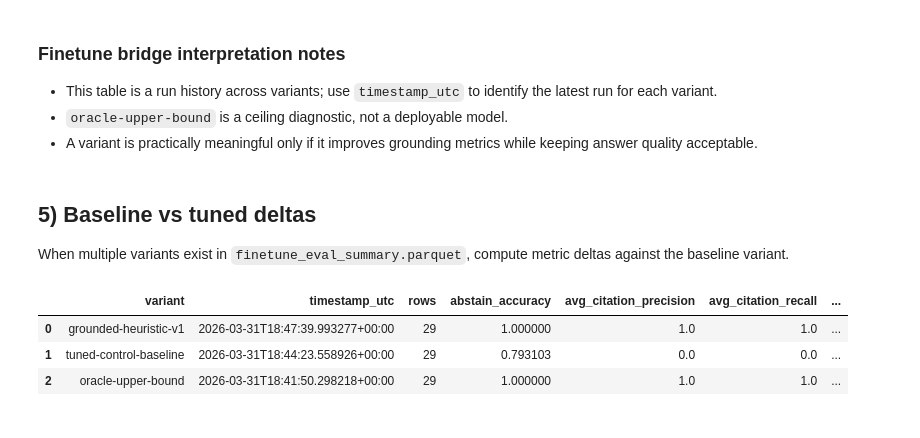
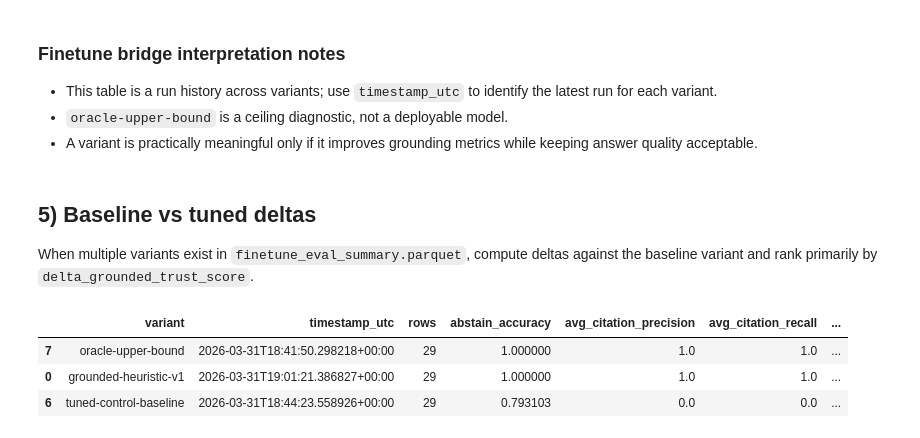
Before and after one commit to aaliyan1230/polyglot-grounded-qa, a Jupyter notebook: notebooks/80_final_results.ipynb, the cells around one changed output. Drawn from its saved outputs; the diff is of its cells as text; code cells hidden in the pictures.

```diff
--- a/notebooks/80_final_results.ipynb
+++ b/notebooks/80_final_results.ipynb
@@ -185,11 +185,33 @@ Load finetune-vs-baseline evaluation summaries produced by `scripts/run_finetune
 # %%
 finetune_summary_path = root / 'artifacts' / 'tables' / 'finetune_eval_summary.parquet'
 finetune_by_language_path = root / 'artifacts' / 'tables' / 'finetune_eval_by_language.parquet'
+
+def _ensure_grounded_trust_score(df: pd.DataFrame) -> pd.DataFrame:
+    out = df.copy()
+    required = [
+        'abstain_accuracy',
+        'avg_citation_precision',
+        'avg_citation_recall',
+        'avg_answer_token_f1',
+    ]
+    if all(col in out.columns for col in required):
+        computed = (
+            0.2 * out['abstain_accuracy'].astype(float)
+            + 0.3 * out['avg_citation_precision'].astype(float)
+            + 0.3 * out['avg_citation_recall'].astype(float)
+            + 0.2 * out['avg_answer_token_f1'].astype(float)
+        )
+        if 'grounded_trust_score' not in out.columns:
+            out['grounded_trust_score'] = computed
+        else:
+            out['grounded_trust_score'] = out['grounded_trust_score'].fillna(computed)
+    return out
 
 if finetune_summary_path.exists():
     finetune_summary = con.execute(
         f"SELECT * FROM read_parquet('{finetune_summary_path}') ORDER BY timestamp_utc DESC"
     ).df()
+    finetune_summary = _ensure_grounded_trust_score(finetune_summary)
     print('Finetune summary available')
     display(finetune_summary)
 
@@ -199,6 +221,7 @@ if finetune_summary_path.exists():
         finetune_by_language = con.execute(
             f"SELECT * FROM read_parquet('{finetune_by_language_path}') ORDER BY language"
         ).df()
+        finetune_by_language = _ensure_grounded_trust_score(finetune_by_language)
         display(finetune_by_language)
         finetune_by_language.to_parquet(
             output_dir / 'final_finetune_eval_by_language.parquet', index=False
@@ -238,12 +263,13 @@ Finetune summary available
 # %% [markdown]
 ## 5) Baseline vs tuned deltas
 
-When multiple variants exist in `finetune_eval_summary.parquet`, compute metric deltas against the baseline variant.
+When multiple variants exist in `finetune_eval_summary.parquet`, compute deltas against the baseline variant and rank primarily by `delta_grounded_trust_score`.
 # %%
 if finetune_summary_path.exists():
     history = con.execute(
         f"SELECT * FROM read_parquet('{finetune_summary_path}') ORDER BY timestamp_utc DESC"
     ).df()
+    history = _ensure_grounded_trust_score(history)
 
     baseline_rows = history[history['variant'] == 'baseline-pipeline']
     comparison_rows = history[history['variant'] != 'baseline-pipeline']
@@ -252,37 +278,44 @@ if finetune_summary_path.exists():
         baseline = baseline_rows.iloc[0]
         latest_by_variant = comparison_rows.sort_values('timestamp_utc', ascending=False).groupby('variant').head(1)
 
-        deltas = latest_by_variant.copy()
-        for metric in [
+        metric_cols = [
             'abstain_accuracy',
             'avg_citation_precision',
             'avg_citation_recall',
             'avg_answer_token_f1',
-        ]:
+            'grounded_trust_score',
+        ]
+        metric_cols = [m for m in metric_cols if m in latest_by_variant.columns and m in baseline.index]
+
+        deltas = latest_by_variant.copy()
+        for metric in metric_cols:
             deltas[f'delta_{metric}'] = deltas[metric] - float(baseline[metric])
 
         cols = [
             'variant',
             'timestamp_utc',
             'rows',
             'abstain_accuracy',
             'avg_citation_precision',
             'avg_citation_recall',
             'avg_answer_token_f1',
+            'grounded_trust_score',
             'delta_abstain_accuracy',
             'delta_avg_citation_precision',
             'delta_avg_citation_recall',
             'delta_avg_answer_token_f1',
+            'delta_grounded_trust_score',
         ]
-        deltas = deltas[cols]
+        cols = [c for c in cols if c in deltas.columns]
+        deltas = deltas[cols].sort_values('delta_grounded_trust_score', ascending=False) if 'delta_grounded_trust_score' in cols else deltas[cols]
         display(deltas)
         deltas.to_parquet(output_dir / 'final_finetune_eval_deltas.parquet', index=False)
     else:
         print('Need both baseline and tuned variants to compute deltas.')
 else:
     print('No finetune summary parquet found.')
 # %% [output]
 |  | variant | timestamp_utc | rows | abstain_accuracy | avg_citation_precision | avg_citation_recall | ... |
-| 0 | grounded-heuristic-v1 | 2026-03-31T18:47:39.993277+00:00 | 29 | 1.000000 | 1.0 | 1.0 | ... |
-| 1 | tuned-control-baseline | 2026-03-31T18:44:23.558926+00:00 | 29 | 0.793103 | 0.0 | 0.0 | ... |
-| 2 | oracle-upper-bound | 2026-03-31T18:41:50.298218+00:00 | 29 | 1.000000 | 1.0 | 1.0 | ... |
+| 7 | oracle-upper-bound | 2026-03-31T18:41:50.298218+00:00 | 29 | 1.000000 | 1.0 | 1.0 | ... |
+| 0 | grounded-heuristic-v1 | 2026-03-31T19:01:21.386827+00:00 | 29 | 1.000000 | 1.0 | 1.0 | ... |
+| 6 | tuned-control-baseline | 2026-03-31T18:44:23.558926+00:00 | 29 | 0.793103 | 0.0 | 0.0 | ... |
```
Also changed, not shown: parts of 5 cells of this notebook, 4 other files.
